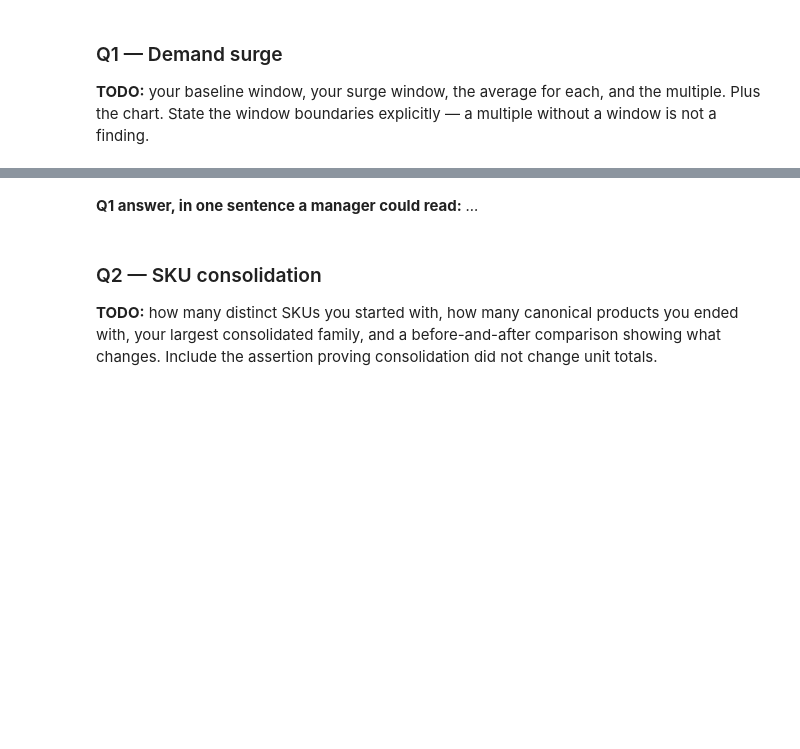
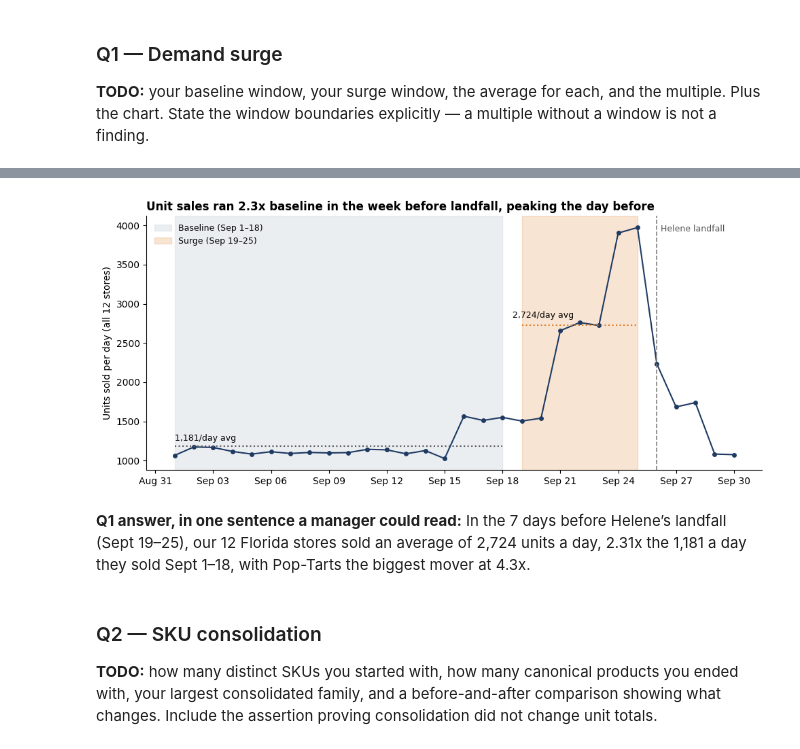
Before and after one commit to mayajdias/walmart-hurricane-project, a Jupyter notebook: notebooks/2026-10-30 — Midterm Progress — Lab.ipynb, the cells around one changed output, grey strips where cells are left out. Cells and saved outputs as stored; diff of their text form; code cells hidden in the pictures; blank space fills up the shorter version.

```diff
--- a/notebooks/2026-10-30 — Midterm Progress — Lab.ipynb
+++ b/notebooks/2026-10-30 — Midterm Progress — Lab.ipynb
@@ -19,7 +64,30 @@ Presentations are Monday. If a question is not working, this is the last checkpo
 # %%
-# TODO: the chart
+import matplotlib.pyplot as plt, matplotlib.dates as mdates
+
+fig, ax = plt.subplots(figsize=(10, 4.5))
+ax.plot(daily_units.index, daily_units.values, marker='o', ms=4, color='#1f3b63')
+ax.axvspan(BASELINE_START, BASELINE_END, color='#d9dee4', alpha=0.5, label='Baseline (Sep 1–18)')
+ax.axvspan(SURGE_START, SURGE_END, color='#e07b24', alpha=0.2, label='Surge (Sep 19–25)')
+ax.hlines(baseline_avg, BASELINE_START, BASELINE_END, color='#555', ls=':', lw=1.5)
+ax.hlines(surge_avg, SURGE_START, SURGE_END, color='#e07b24', ls=':', lw=1.5)
+ax.annotate(f'{baseline_avg:,.0f}/day avg', (BASELINE_START, baseline_avg), xytext=(0, 6), textcoords='offset points', fontsize=9)
+ax.annotate(f'{surge_avg:,.0f}/day avg', (SURGE_START, surge_avg), xytext=(-10, 8), textcoords='offset points', fontsize=9)
+ax.axvline(LANDFALL, color='gray', ls='--', lw=1.2)
+ax.annotate('Helene landfall', (LANDFALL, daily_units.max()), xytext=(4, -4), textcoords='offset points', fontsize=9, color='#555')
+ax.set_title(f'Unit sales ran {multiple:.1f}x baseline in the week before landfall, peaking the day before',
+             loc='left', fontsize=12, fontweight='bold')
+ax.set_ylabel('Units sold per day (all 12 stores)')
+ax.xaxis.set_major_locator(mdates.DayLocator(interval=3))
+ax.xaxis.set_major_formatter(mdates.DateFormatter('%b %d'))
+ax.legend(frameon=False, fontsize=9, loc='upper left')
+for s in ('top', 'right'):
+    ax.spines[s].set_visible(False)
+plt.tight_layout()
+plt.show()
+# %% [output]
+[figure, added]
 # %% [markdown]
-**Q1 answer, in one sentence a manager could read:** _..._
+**Q1 answer, in one sentence a manager could read:** In the 7 days before Helene’s landfall (Sept 19–25), our 12 Florida stores sold an average of 2,724 units a day, 2.31x the 1,181 a day they sold Sept 1–18, with Pop-Tarts the biggest mover at 4.3x.
 # %% [markdown]
 ### Q2 — SKU consolidation
 
```
Also changed, not shown: parts of 4 cells of this notebook.
